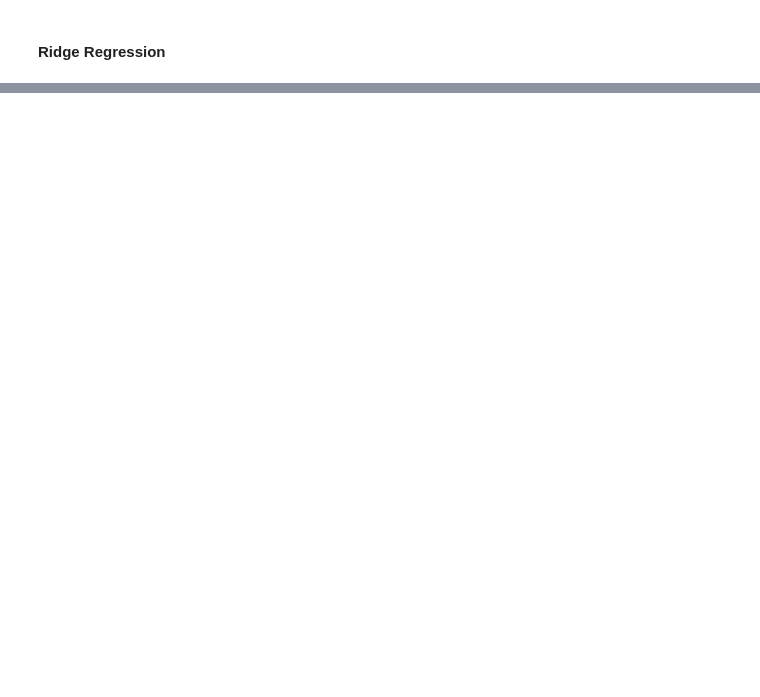
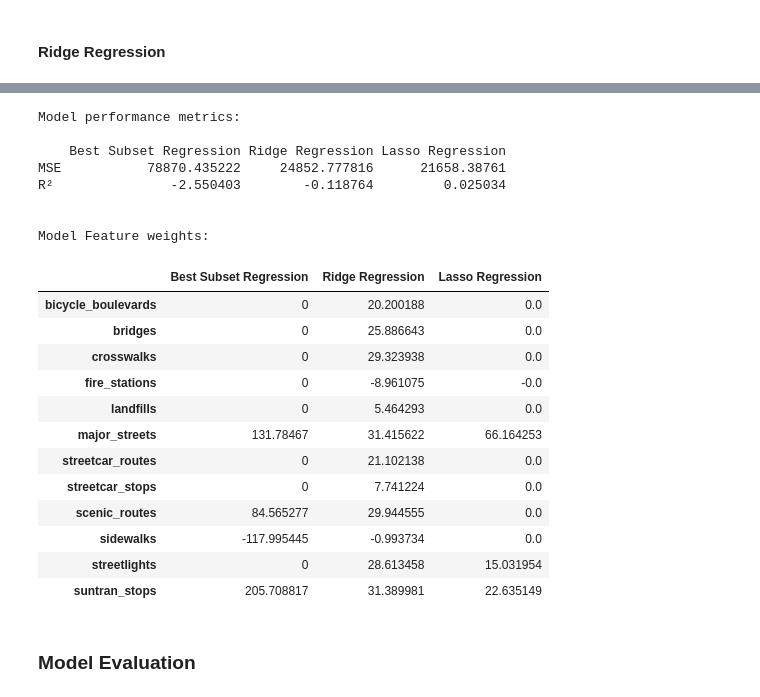
Before and after one commit to christian-byrne/tucson-crime-models, a Jupyter notebook: main.ipynb, the cells around one changed output, grey strips where cells are left out. Drawn from its saved outputs; the diff is of its cells as text; code cells hidden in the pictures; blank space fills up the shorter version.

Commit message:
Hyptertuning and eval regression types.
Co-authored-by: Budiman Budiharjo <budimanabudiharjo@gmail.com>

```diff
--- a/main.ipynb
+++ b/main.ipynb
@@ -938,0 +1024,18 @@ print(f"Best R²: {best_r2_ridge:.3f}, Best α: {best_alpha_ridge:.3f}")
+# %%
+# use the optimal regularization coefficient from the previous step to fit the model
+reg_lasso = linear_model.Lasso(alpha=best_alpha_lasso)
+reg_lasso.fit(X_train, y_train)
+
+# score the model's accuracy on the test data
+r2_lasso = reg_lasso.score(X_test, y_test)
+preds_lasso = reg_lasso.predict(X_test)
+mse_lasso = sklearn.metrics.mean_squared_error(preds_lasso, y_test)
+
+print(
+    "Lasso Regression:",
+    f"Coefficients:{reg_lasso.coef_}",
+    f"alpha = {reg_lasso.alpha}",
+    f"MSE = {mse_lasso:.3f}",
+    f"R² = {r2_lasso:.3f}",
+    sep="\n\t",
+)
@@ -938,0 +1055,54 @@ print(f"Best R²: {best_r2_ridge:.3f}, Best α: {best_alpha_ridge:.3f}")
+# %%
+
+model_names = ["Best Subset Regression", "Ridge Regression", "Lasso Regression"]
+results_df = pd.DataFrame(
+    columns=model_names, index=x_feature_names
+)
+
+for i, feature in enumerate(x_feature_names):
+    results_df.loc[feature] = [
+        # lr.coef_[0] if feature == "bridges" else 0,
+        (
+            lr.coef_[list(best_feature_combo).index(feature)]
+            if feature in best_feature_combo
+            else 0
+        ),
+        reg_ridge.coef_[i],
+        reg_lasso.coef_[i],
+    ]
+
+# create another table comparing metrics
+metrics_df = pd.DataFrame(
+    columns=model_names, index=["MSE", "R²"]
+)
+metrics_df.loc["MSE"] = [mse_best_subsets, mse_ridge, mse_lasso]
+metrics_df.loc["R²"] = [r2_best_subsets, r2_ridge, r2_lasso]
+print("Model performance metrics:\n")
+print(metrics_df)
+
+print("\n\nModel Feature weights:")
+results_df
+# %% [output]
+Model performance metrics:
+
+    Best Subset Regression Ridge Regression Lasso Regression
+MSE           78870.435222     24852.777816      21658.38761
+R²               -2.550403        -0.118764         0.025034
+
+
+Model Feature weights:
+|  | Best Subset Regression | Ridge Regression | Lasso Regression |
+| bicycle_boulevards | 0 | 20.200188 | 0.0 |
+| bridges | 0 | 25.886643 | 0.0 |
+| crosswalks | 0 | 29.323938 | 0.0 |
+| fire_stations | 0 | -8.961075 | -0.0 |
+| landfills | 0 | 5.464293 | 0.0 |
+| major_streets | 131.78467 | 31.415622 | 66.164253 |
+| streetcar_routes | 0 | 21.102138 | 0.0 |
+| streetcar_stops | 0 | 7.741224 | 0.0 |
+| scenic_routes | 84.565277 | 29.944555 | 0.0 |
+| sidewalks | -117.995445 | -0.993734 | 0.0 |
+| streetlights | 0 | 28.613458 | 15.031954 |
+| suntran_stops | 205.708817 | 31.389981 | 22.635149 |
+# %% [markdown]
+### Model Evaluation
```
Also changed, not shown: parts of 32 cells of this notebook, 5 other files.
